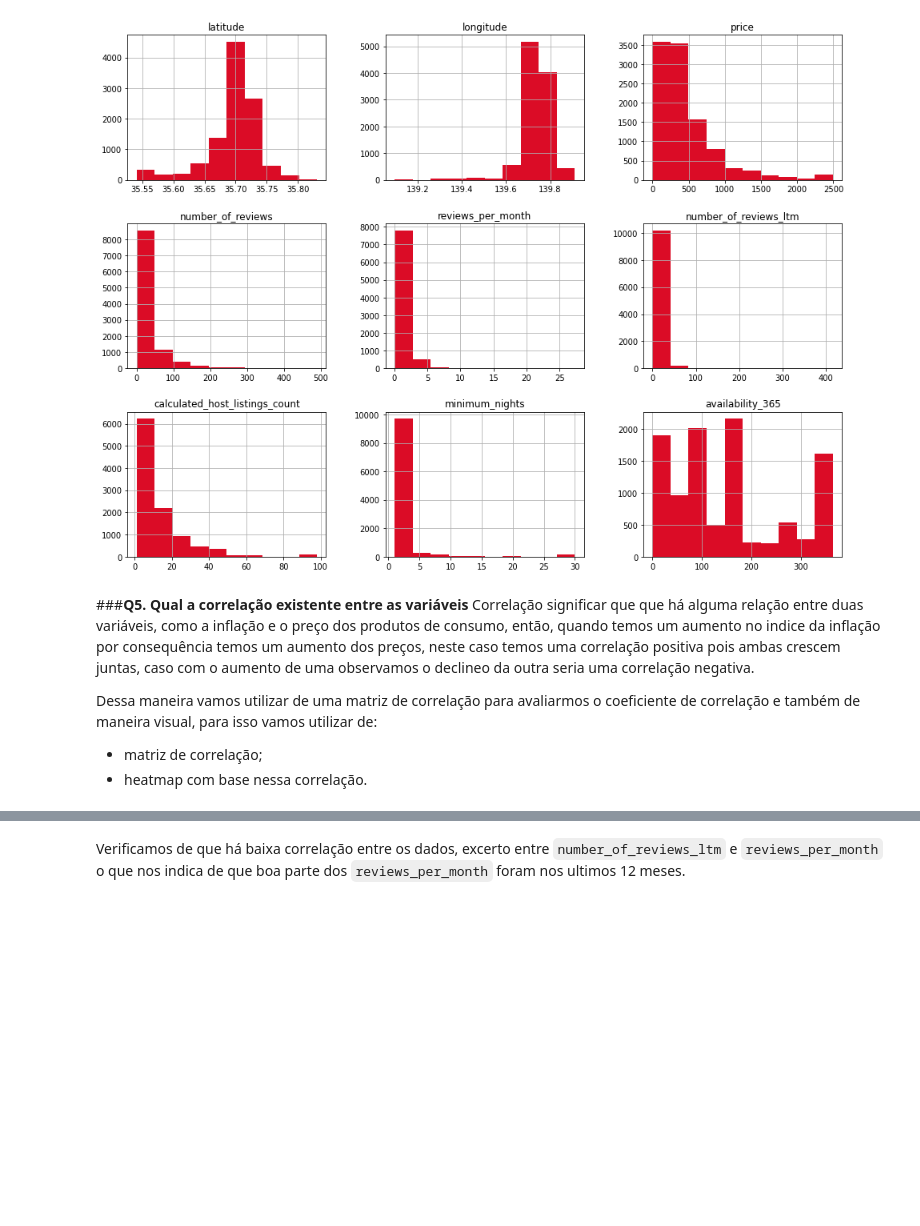
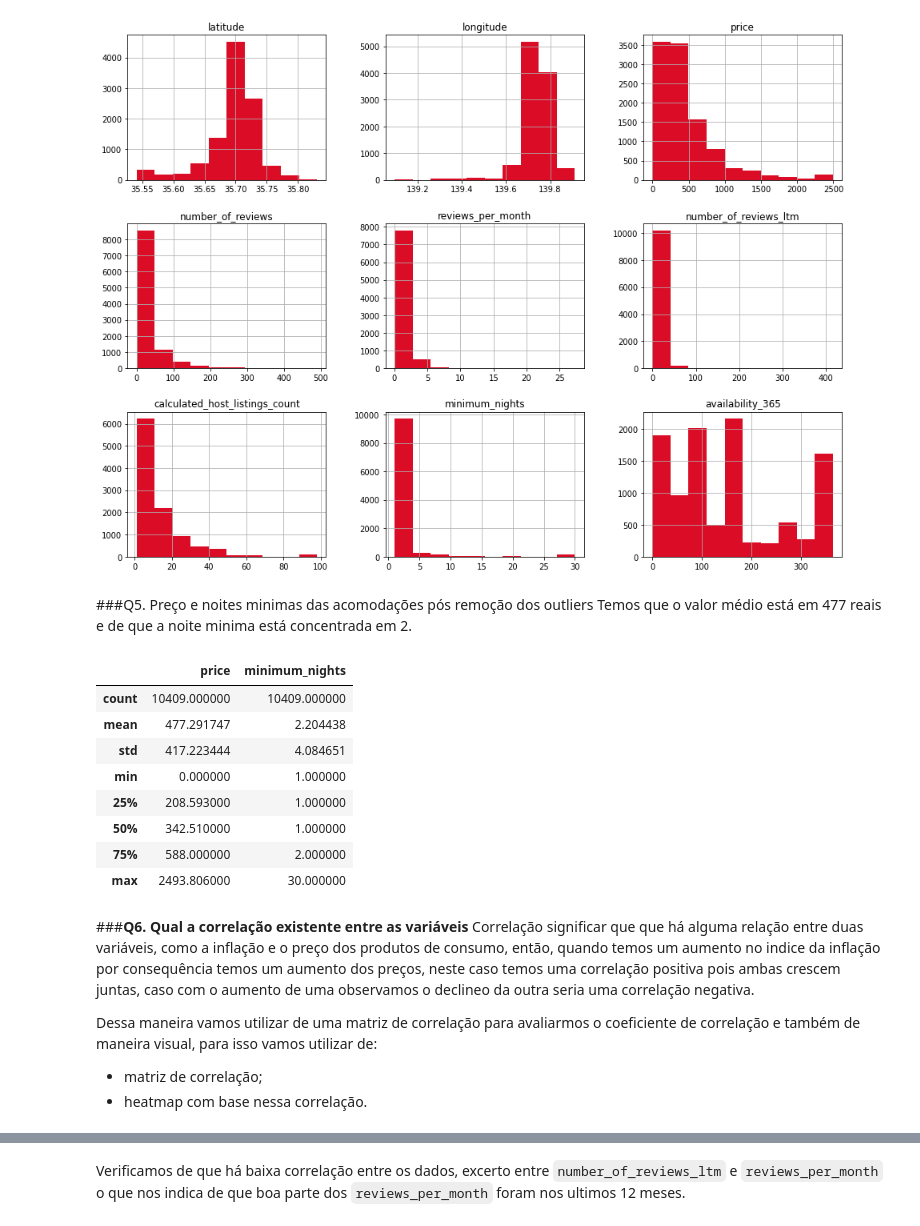
Before and after one commit to douglascdsantos/data_science, a Jupyter notebook: projetos/analisando_os_dados_do_airbnb_(tokyo)/notebook/Analisando_os_Dados_do_Airbnb_(Tokyo).ipynb, the cells around one changed output, grey strips where cells are left out. Saved outputs shown, nothing was run; the diff lists cells and outputs as text; code cells hidden in the pictures; blank space fills up the shorter version.

```diff
--- a/projetos/analisando_os_dados_do_airbnb_(tokyo)/notebook/Analisando_os_Dados_do_Airbnb_(Tokyo).ipynb
+++ b/projetos/analisando_os_dados_do_airbnb_(tokyo)/notebook/Analisando_os_Dados_do_Airbnb_(Tokyo).ipynb
@@ -253,8 +267,23 @@ df_clean = df.query('price <= @valor_corte_price and minimum_nights <= @valor_co
 df_clean[['latitude','longitude', 'price', 'number_of_reviews', 'reviews_per_month','number_of_reviews_ltm', 'calculated_host_listings_count', 'minimum_nights','availability_365']].hist(color = '#db0c26',figsize=(16,12));
 # %% [output]
 [figure]
+# %% [markdown]
+###Q5. Preço e noites minimas das acomodações pós remoção dos outliers
+Temos que o valor médio está em 477 reais e de que a noite minima está concentrada em 2.
+# %%
+df_clean[['price','minimum_nights']].describe()
+# %% [output]
+|  | price | minimum_nights |
+| count | 10409.000000 | 10409.000000 |
+| mean | 477.291747 | 2.204438 |
+| std | 417.223444 | 4.084651 |
+| min | 0.000000 | 1.000000 |
+| 25% | 208.593000 | 1.000000 |
+| 50% | 342.510000 | 1.000000 |
+| 75% | 588.000000 | 2.000000 |
+| max | 2493.806000 | 30.000000 |
 # %% [markdown]
-###**Q5. Qual a correlação existente entre as variáveis**
+###**Q6. Qual a correlação existente entre as variáveis**
 Correlação significar que que há alguma relação entre duas variáveis, como a inflação e o preço dos produtos de consumo, então, quando temos um aumento no indice da inflação por consequência temos um aumento dos preços, neste caso temos uma correlação positiva pois ambas crescem juntas, caso com o aumento de uma observamos o declineo da outra seria uma correlação negativa.
 
 Dessa maneira vamos utilizar de uma matriz de correlação para avaliarmos o coeficiente de correlação e também de maneira visual, para isso vamos utilizar de:
```
Also changed, not shown: parts of 9 cells of this notebook.
